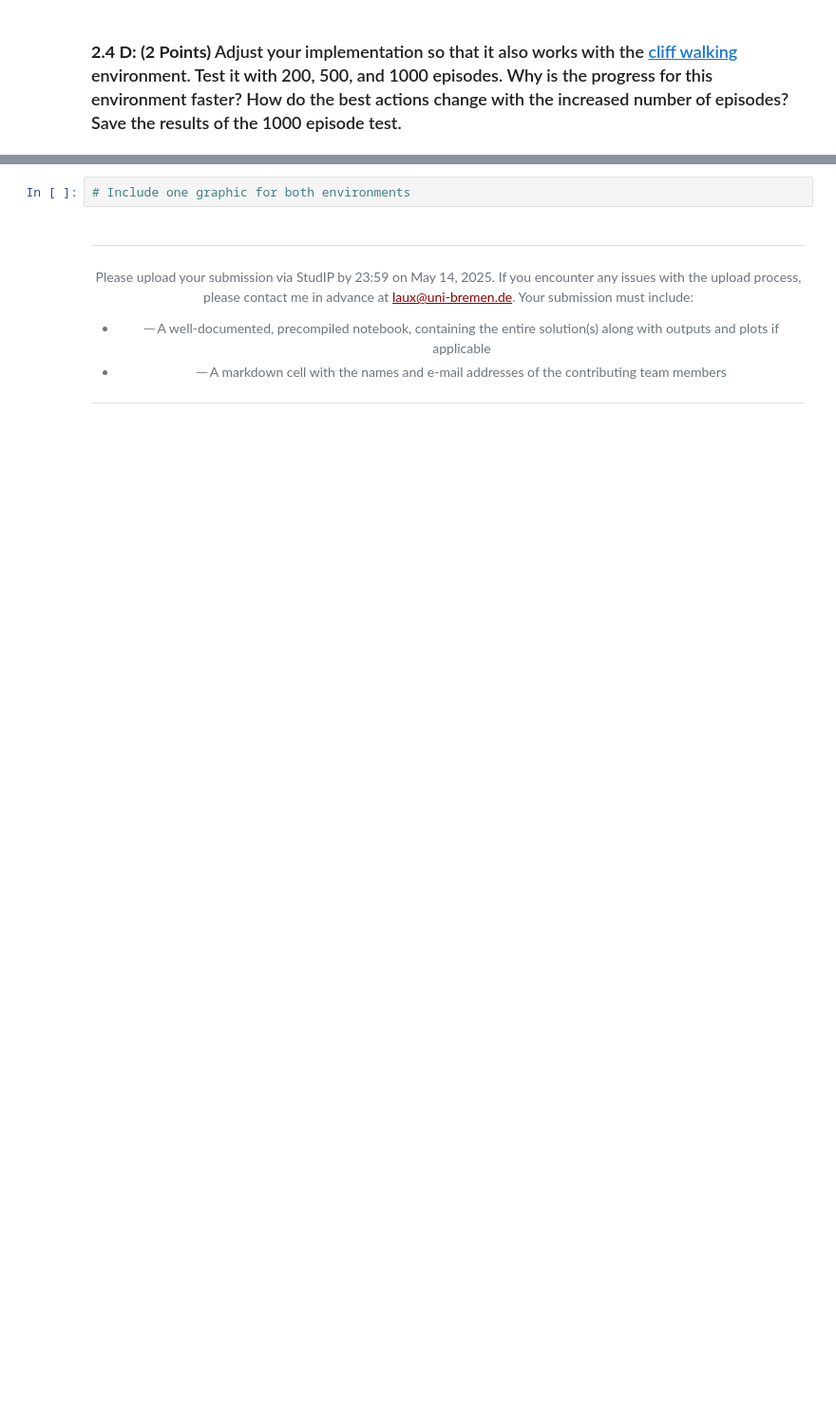
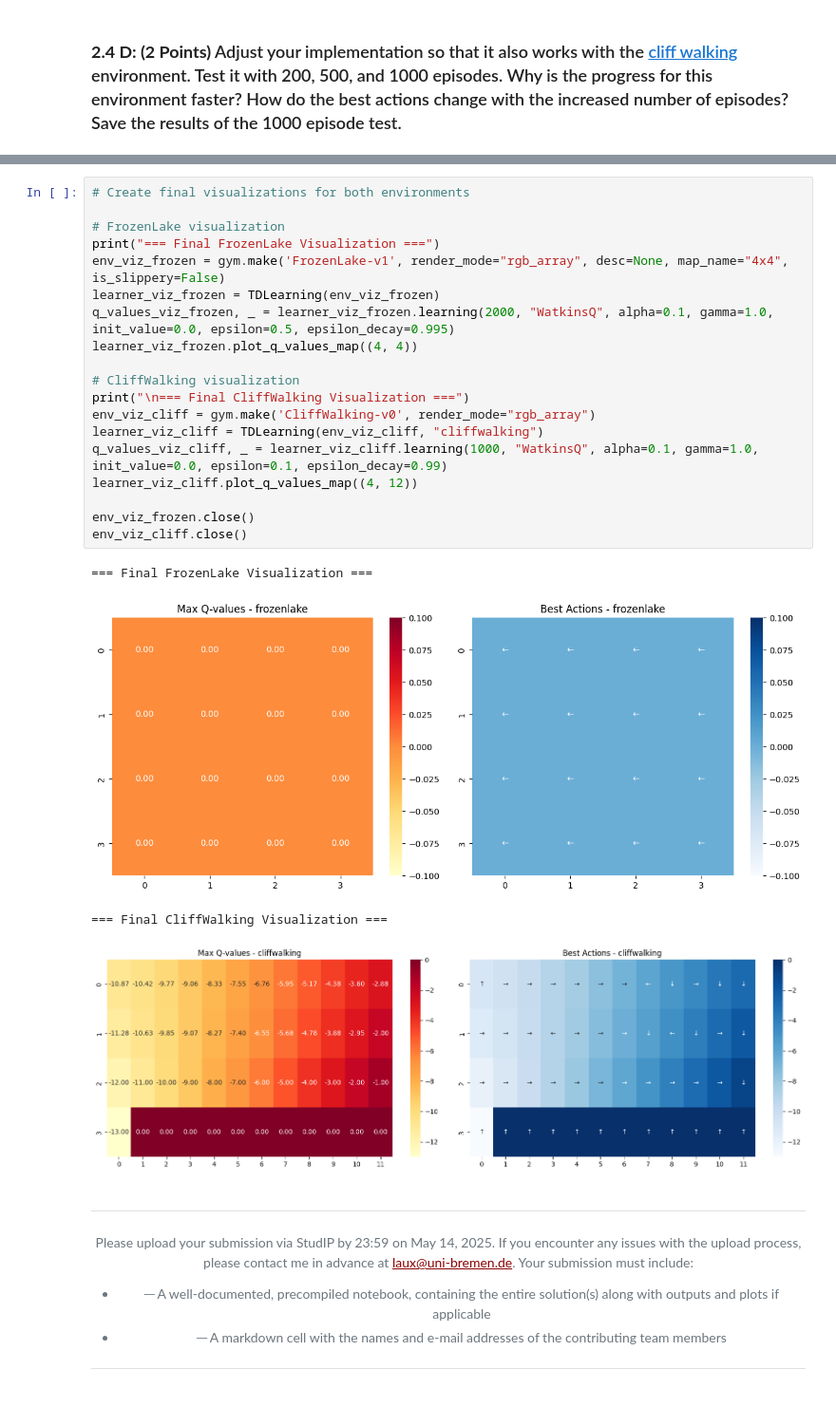
Before and after one commit to muhahsan0626/Reinforcement-Learning, a Jupyter notebook: Assignment_2/ex02_materials/ex02 materials/ex02.ipynb, the cells around one changed output, grey strips where cells are left out. Shown: that part at 95% size. Saved outputs shown, nothing was run; the diff lists cells and outputs as text; blank space fills up the shorter version.

```diff
--- a/Assignment_2/ex02_materials/ex02 materials/ex02.ipynb
+++ b/Assignment_2/ex02_materials/ex02 materials/ex02.ipynb
@@ -437,8 +806,30 @@ env.close()
 <img src="frozen.png" alt="Frozen Lake results with WatkinsQ and 2000 episodes" width="900">
 </p>
    *Hint: You can use the heatmap from the seaborn package with annotations.*
-# %%
-# Include one graphic for both environments
+# %%
+# Create final visualizations for both environments
+
+# FrozenLake visualization
+print("=== Final FrozenLake Visualization ===")
+env_viz_frozen = gym.make('FrozenLake-v1', render_mode="rgb_array", desc=None, map_name="4x4", is_slippery=False)
+learner_viz_frozen = TDLearning(env_viz_frozen)
+q_values_viz_frozen, _ = learner_viz_frozen.learning(2000, "WatkinsQ", alpha=0.1, gamma=1.0, init_value=0.0, epsilon=0.5, epsilon_decay=0.995)
+learner_viz_frozen.plot_q_values_map((4, 4))
+
+# CliffWalking visualization
+print("\n=== Final CliffWalking Visualization ===")
+env_viz_cliff = gym.make('CliffWalking-v0', render_mode="rgb_array")
+learner_viz_cliff = TDLearning(env_viz_cliff, "cliffwalking")
+q_values_viz_cliff, _ = learner_viz_cliff.learning(1000, "WatkinsQ", alpha=0.1, gamma=1.0, init_value=0.0, epsilon=0.1, epsilon_decay=0.99)
+learner_viz_cliff.plot_q_values_map((4, 12))
+
+env_viz_frozen.close()
+env_viz_cliff.close()
+# %% [output]
+=== Final FrozenLake Visualization ===
+[figure, added]
+=== Final CliffWalking Visualization ===
+[figure, added]
 # %% [markdown]
 <div align="center" style="font-family: 'Garamond', serif; color: #333333;">
     <hr style="border-top: 2px solid #8b0000; width: 100%;">
```
Also changed, not shown: parts of 10 cells of this notebook, 8 other files.
